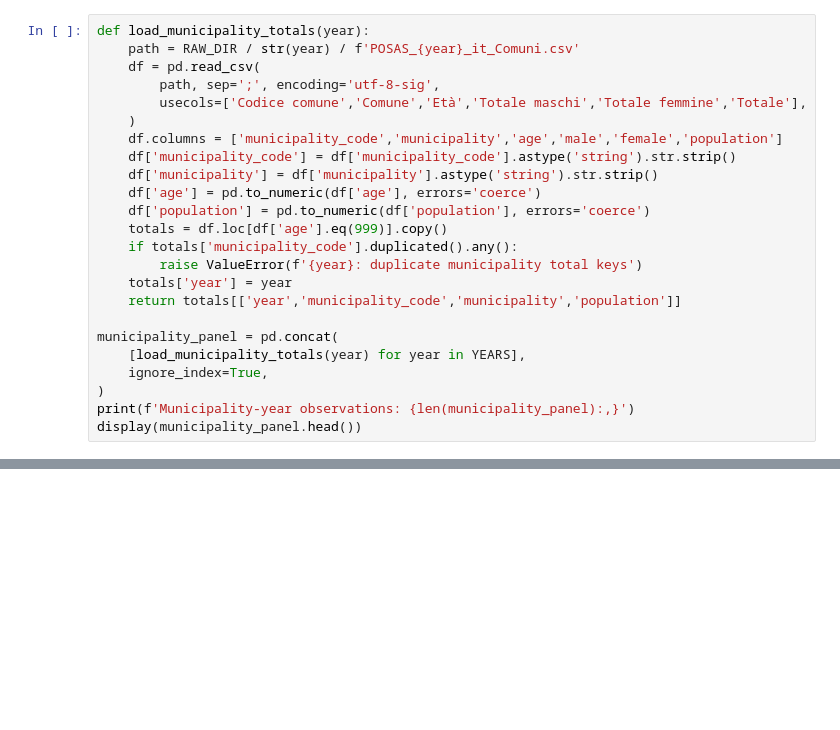
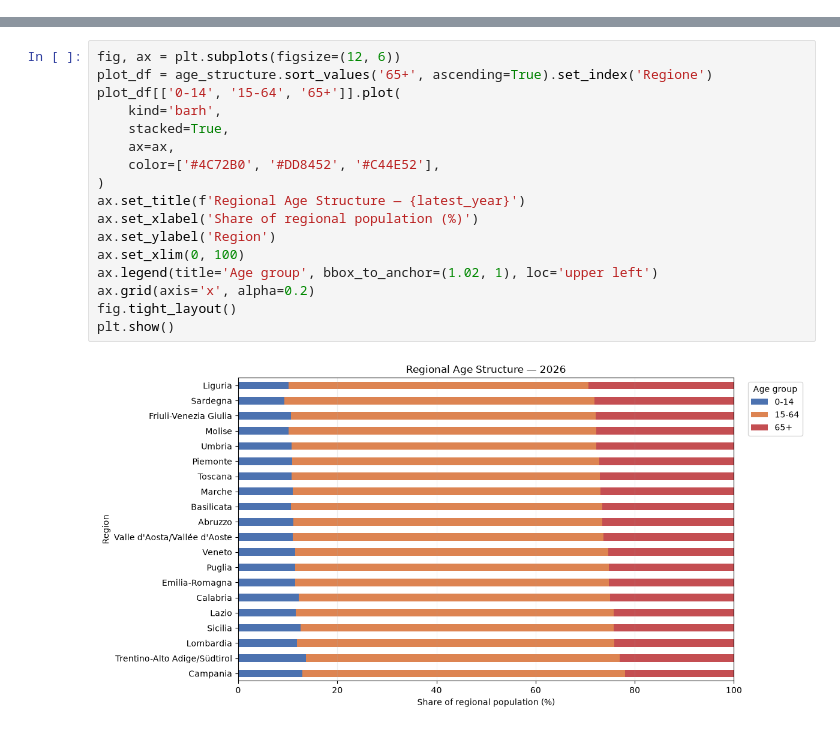
Before and after one commit to danielematix67-boop/italian-real-estate-analysis, a Jupyter notebook: notebooks/03_population_exploration.ipynb, the cells around one changed output, grey strips where cells are left out. Drawn from its saved outputs; the diff is of its cells as text; blank space fills up the shorter version.

```diff
--- a/notebooks/03_population_exploration.ipynb
+++ b/notebooks/03_population_exploration.ipynb
@@ -64,24 +0,0 @@ For the main market panel we use `Età = 999`, which represents the official mun
-# %%
-def load_municipality_totals(year):
-    path = RAW_DIR / str(year) / f'POSAS_{year}_it_Comuni.csv'
-    df = pd.read_csv(
-        path, sep=';', encoding='utf-8-sig',
-        usecols=['Codice comune','Comune','Età','Totale maschi','Totale femmine','Totale'],
-    )
-    df.columns = ['municipality_code','municipality','age','male','female','population']
-    df['municipality_code'] = df['municipality_code'].astype('string').str.strip()
-    df['municipality'] = df['municipality'].astype('string').str.strip()
-    df['age'] = pd.to_numeric(df['age'], errors='coerce')
-    df['population'] = pd.to_numeric(df['population'], errors='coerce')
-    totals = df.loc[df['age'].eq(999)].copy()
-    if totals['municipality_code'].duplicated().any():
-        raise ValueError(f'{year}: duplicate municipality total keys')
-    totals['year'] = year
-    return totals[['year','municipality_code','municipality','population']]
-
-municipality_panel = pd.concat(
-    [load_municipality_totals(year) for year in YEARS],
-    ignore_index=True,
-)
-print(f'Municipality-year observations: {len(municipality_panel):,}')
-display(municipality_panel.head())
@@ -350,0 +522,19 @@ Population change is a contextual indicator, not a causal explanation of real-es
+# %%
+fig, ax = plt.subplots(figsize=(12, 6))
+plot_df = age_structure.sort_values('65+', ascending=True).set_index('Regione')
+plot_df[['0-14', '15-64', '65+']].plot(
+    kind='barh',
+    stacked=True,
+    ax=ax,
+    color=['#4C72B0', '#DD8452', '#C44E52'],
+)
+ax.set_title(f'Regional Age Structure — {latest_year}')
+ax.set_xlabel('Share of regional population (%)')
+ax.set_ylabel('Region')
+ax.set_xlim(0, 100)
+ax.legend(title='Age group', bbox_to_anchor=(1.02, 1), loc='upper left')
+ax.grid(axis='x', alpha=0.2)
+fig.tight_layout()
+plt.show()
+# %% [output]
+[figure, added]
```
Also changed, not shown: parts of 47 cells of this notebook, 1 other file.
